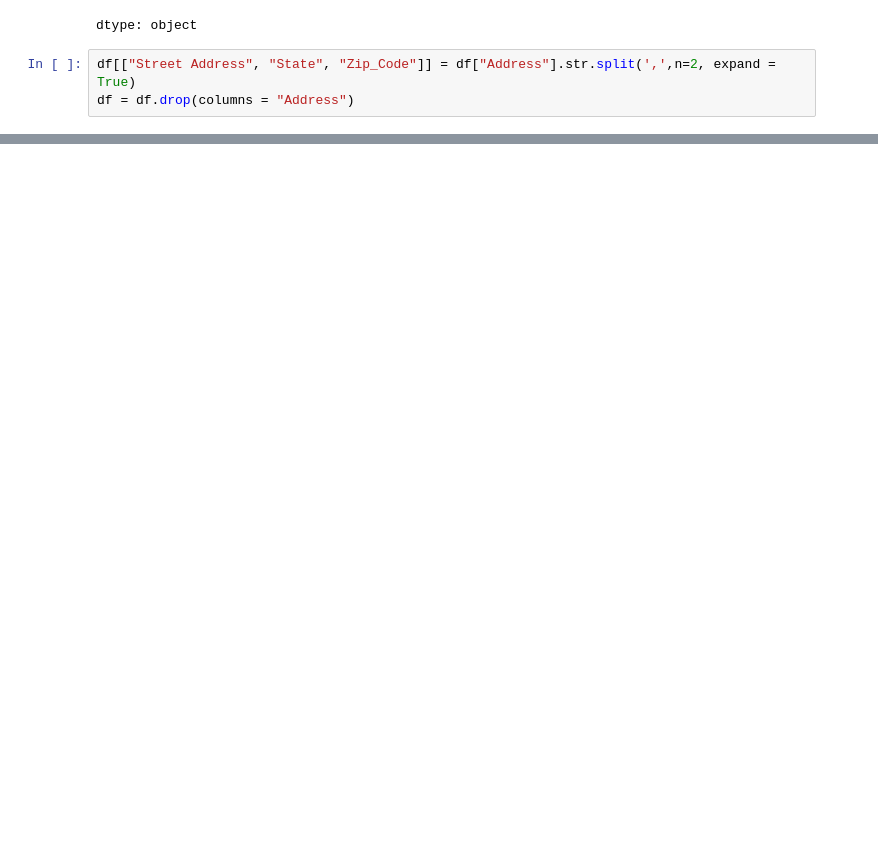
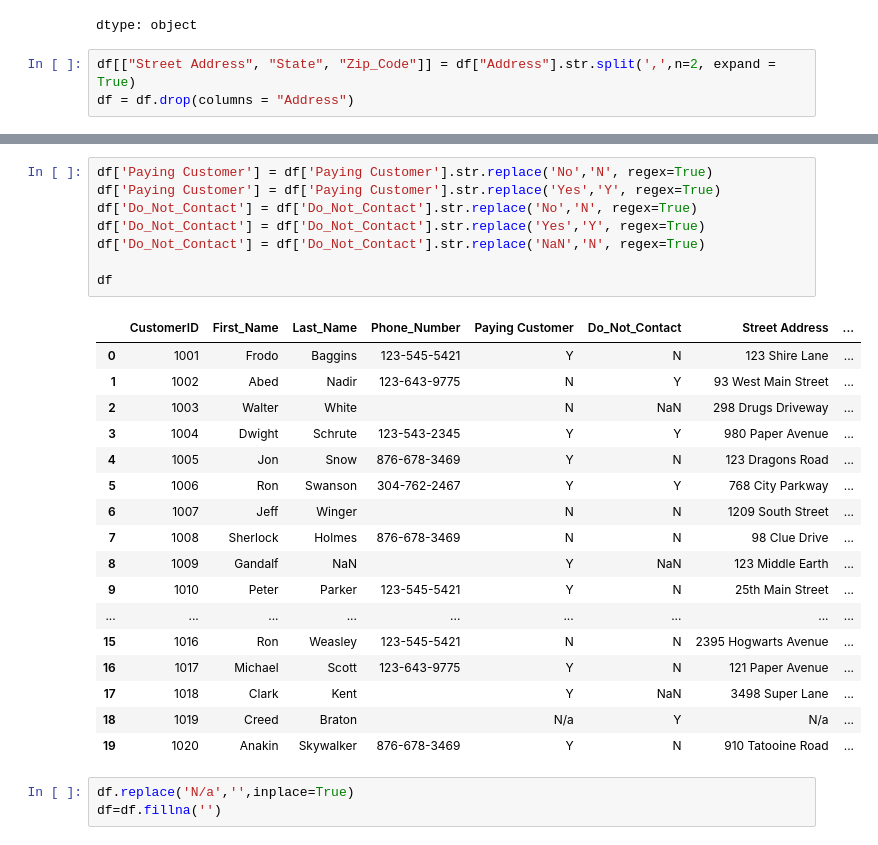
Before and after one commit to 220599/Data-Cleaning-Python, a Jupyter notebook: Data_Cleaning_In_Pandas.ipynb, the cells around one changed output, grey strips where cells are left out. Cells and saved outputs as stored; diff of their text form; blank space fills up the shorter version.

```diff
--- a/Data_Cleaning_In_Pandas.ipynb
+++ b/Data_Cleaning_In_Pandas.ipynb
@@ -149,0 +148,29 @@ df
+# %%
+df['Paying Customer'] = df['Paying Customer'].str.replace('No','N', regex=True)
+df['Paying Customer'] = df['Paying Customer'].str.replace('Yes','Y', regex=True)
+df['Do_Not_Contact'] = df['Do_Not_Contact'].str.replace('No','N', regex=True)
+df['Do_Not_Contact'] = df['Do_Not_Contact'].str.replace('Yes','Y', regex=True)
+df['Do_Not_Contact'] = df['Do_Not_Contact'].str.replace('NaN','N', regex=True)
+
+df
+# %% [output]
+|  | CustomerID | First_Name | Last_Name | Phone_Number | Paying Customer | Do_Not_Contact | Street Address | ... |
+| 0 | 1001 | Frodo | Baggins | 123-545-5421 | Y | N | 123 Shire Lane | ... |
+| 1 | 1002 | Abed | Nadir | 123-643-9775 | N | Y | 93 West Main Street | ... |
+| 2 | 1003 | Walter | White |  | N | NaN | 298 Drugs Driveway | ... |
+| 3 | 1004 | Dwight | Schrute | 123-543-2345 | Y | Y | 980 Paper Avenue | ... |
+| 4 | 1005 | Jon | Snow | 876-678-3469 | Y | N | 123 Dragons Road | ... |
+| 5 | 1006 | Ron | Swanson | 304-762-2467 | Y | Y | 768 City Parkway | ... |
+| 6 | 1007 | Jeff | Winger |  | N | N | 1209 South Street | ... |
+| 7 | 1008 | Sherlock | Holmes | 876-678-3469 | N | N | 98 Clue Drive | ... |
+| 8 | 1009 | Gandalf | NaN |  | Y | NaN | 123 Middle Earth | ... |
+| 9 | 1010 | Peter | Parker | 123-545-5421 | Y | N | 25th Main Street | ... |
+| ... | ... | ... | ... | ... | ... | ... | ... | ... |
+| 15 | 1016 | Ron | Weasley | 123-545-5421 | N | N | 2395 Hogwarts Avenue | ... |
+| 16 | 1017 | Michael | Scott | 123-643-9775 | Y | N | 121 Paper Avenue | ... |
+| 17 | 1018 | Clark | Kent |  | Y | NaN | 3498 Super Lane | ... |
+| 18 | 1019 | Creed | Braton |  | N/a | Y | N/a | ... |
+| 19 | 1020 | Anakin | Skywalker | 876-678-3469 | Y | N | 910 Tatooine Road | ... |
+# %%
+df.replace('N/a','',inplace=True)
+df=df.fillna('')
```
Also changed, not shown: parts of 8 cells of this notebook.
